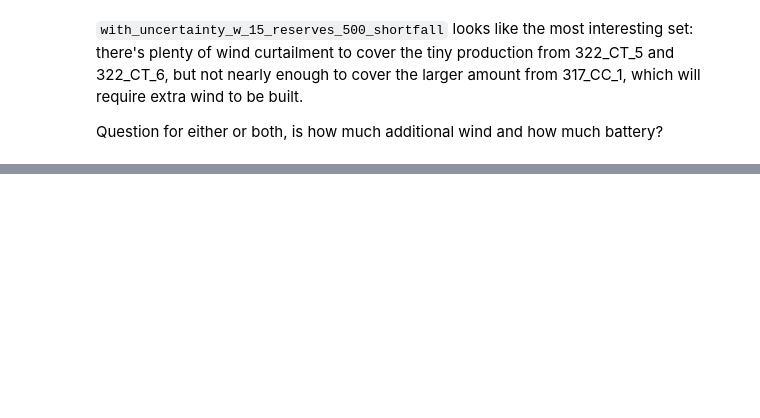
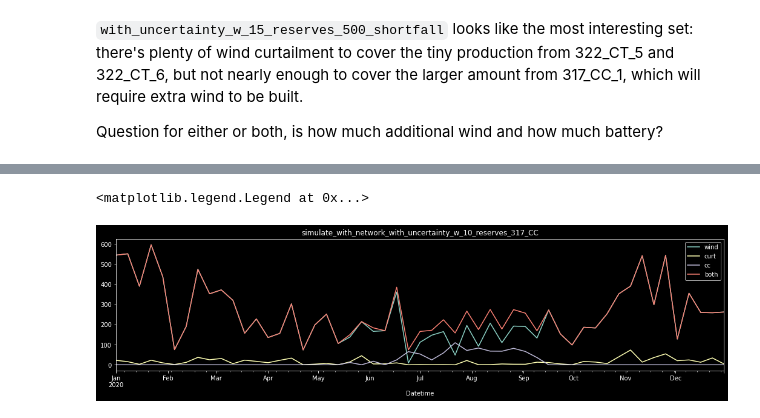
Before and after one commit to dguittet/dispatches, a Jupyter notebook: dispatches/case_studies/renewables_h2_case/prescient_analysis.ipynb, the cells around one changed output, grey strips where cells are left out. Drawn from its saved outputs; the diff is of its cells as text; code cells hidden in the pictures; blank space fills up the shorter version.

```diff
--- a/dispatches/case_studies/renewables_h2_case/prescient_analysis.ipynb
+++ b/dispatches/case_studies/renewables_h2_case/prescient_analysis.ipynb
@@ -364,0 +439,17 @@ plt.legend()
+# %%
+resample_freq = '7D'
+fig, ax = plt.subplots(1, 1, figsize=(18, 4))
+wind_df = gen_df.query('Generator == "317_WIND_1"')['Output'].resample(resample_freq).mean()
+wind_df.plot(ax=ax, label='wind')
+wind_curt_df = gen_df.query('Generator == "317_WIND_1"')['Curtailment'].resample(resample_freq).mean()
+wind_curt_df.plot(ax=ax, label='curt')
+cc_df = gen_df.query('Generator == "317_CC_1"')['Dispatch'].resample(resample_freq).mean()
+cc_df.plot(ax=ax, label='cc')
+
+(wind_df + cc_df).plot(ax=ax, label='both')
+plt.title(rts_gmlc_dir.stem)
+
+plt.legend()
+# %% [output]
+<matplotlib.legend.Legend at 0x...>
+[figure, added]
```
Also changed, not shown: parts of 8 cells of this notebook, 5 other files.
